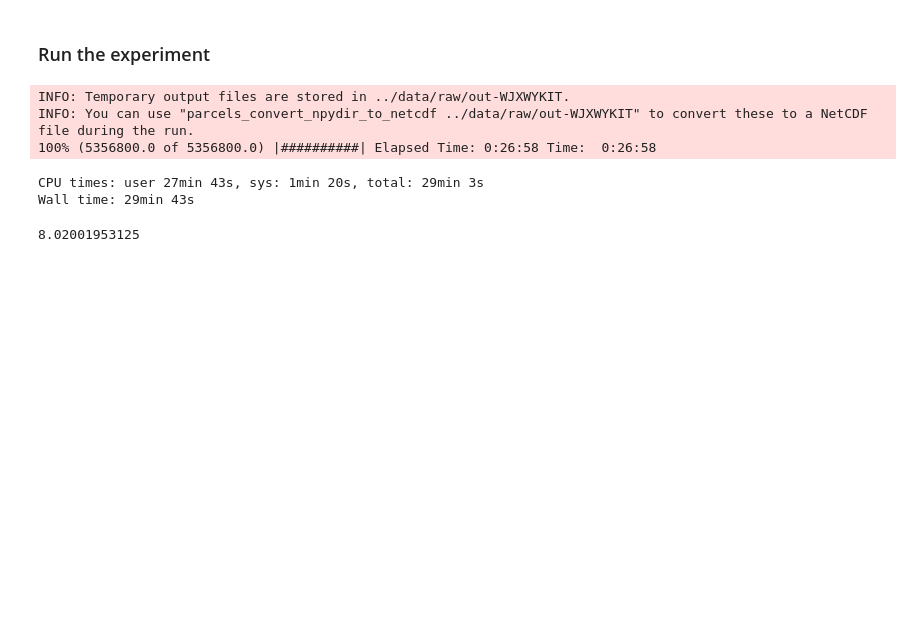
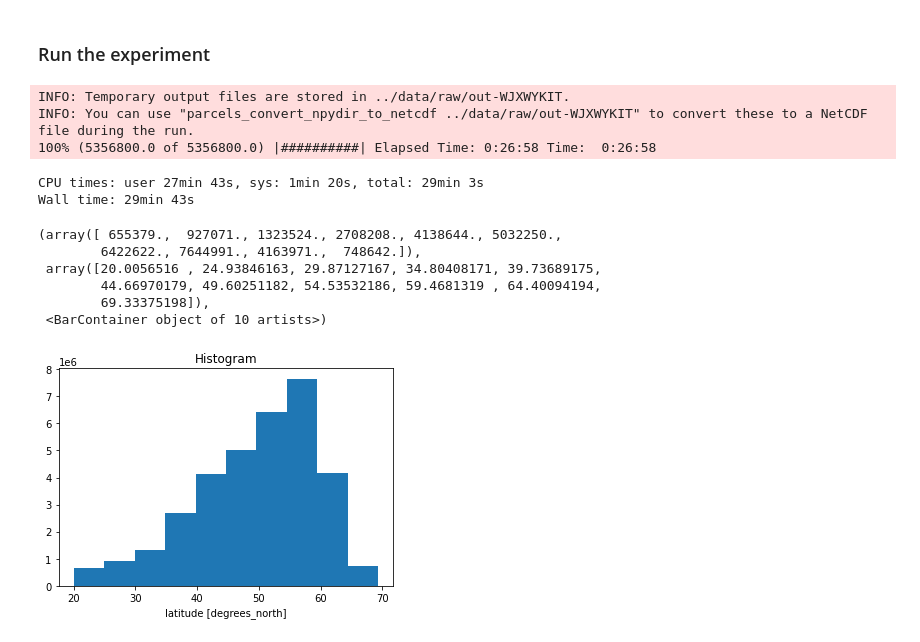
Before and after one commit to alanfox/spg_fresh_blob_202104, a Jupyter notebook: notebooks/037_afox_RunParcels_TS_MXL_Multiline_Randomvel_Papermill_tests_CS.ipynb, the cells around one changed output. Cells and saved outputs as stored; diff of their text form; code cells hidden in the pictures; blank space fills up the shorter version.

Commit message:
executed notebook and added some plots

```diff
--- a/notebooks/037_afox_RunParcels_TS_MXL_Multiline_Randomvel_Papermill_tests_CS.ipynb
+++ b/notebooks/037_afox_RunParcels_TS_MXL_Multiline_Randomvel_Papermill_tests_CS.ipynb
@@ -618,11 +618,17 @@ CPU times: user 27min 43s, sys: 1min 20s, total: 29min 3s
 Wall time: 29min 43s
 # %%
 outputfile.close()
-# %%
-120*73*30*32/1024/1024
-# %% [output]
-8.02001953125
 # %%
 # outputfile.export()
 # %%
 ds_pset = xr.open_dataset(outfile)
+# %%
+ds_pset.lat.plot.hist()
+# %% [output]
+(array([ 655379.,  927071., 1323524., 2708208., 4138644., 5032250.,
+        6422622., 7644991., 4163971.,  748642.]),
+ array([20.0056516 , 24.93846163, 29.87127167, 34.80408171, 39.73689175,
+        44.66970179, 49.60251182, 54.53532186, 59.4681319 , 64.40094194,
+        69.33375198]),
+ <BarContainer object of 10 artists>)
+[figure, added]
```
Also changed, not shown: parts of 3 cells of this notebook.
